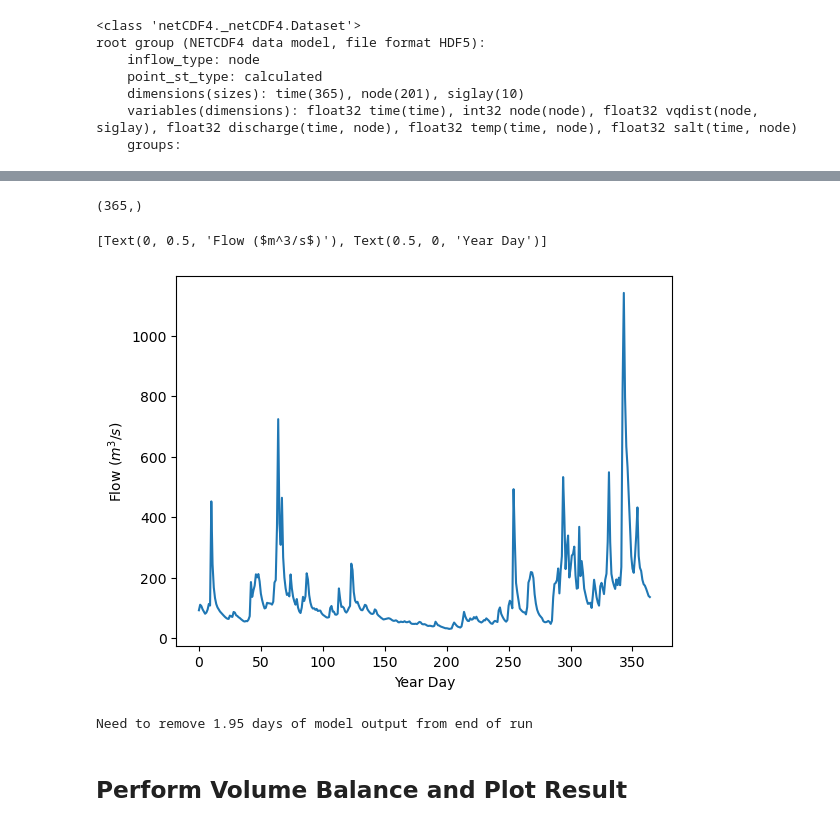
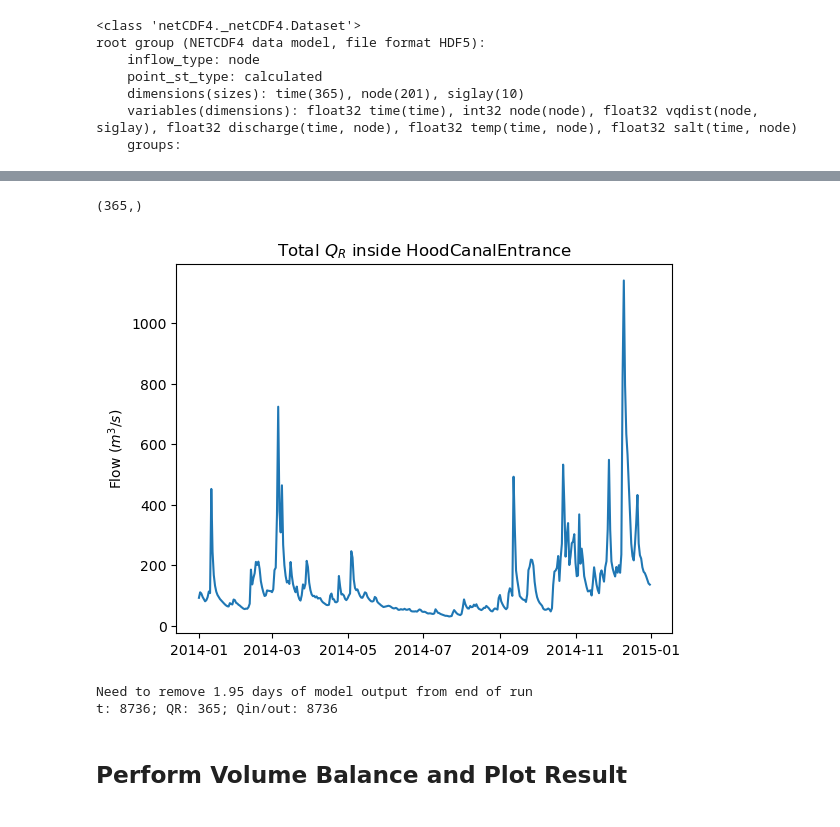
Before and after one commit to bedaro/ssm-analysis, a Jupyter notebook: transport/TEFBudget.ipynb, the cells around one changed output, grey strips where cells are left out. Saved outputs shown, nothing was run; the diff lists cells and outputs as text; code cells hidden in the pictures.

```diff
--- a/transport/TEFBudget.ipynb
+++ b/transport/TEFBudget.ipynb
@@ -5,14 +5,16 @@ Demonstration of accurate velocity and salinity extraction for a control volume
 
 Performs water and salt balances, calculating the imbalance (error) and plotting it on a time series. Tidal averaging will reduce the apparent magnitude of the errors by removing the tidal component. Some of this error is irrelevant to the TEF extraction, and is introduced from interpolating $dV/dt$ on a 1-hour interval. I have found that the error reduces quite a bit, from ~60% to 20% of $Q_R$, when a separate hydrodynamic run is made with a 1/2-hour output interval. Velocity extractions must be done against an identical run with the standard 1-hour output interval. The code in this notebook is smart enough to handle the difference in output frequency between the two sets of NetCDF files.
 # %%
-hydro_output_cdf = '/net/babaracus/home/benr/wqmodels/ssm/hifreq-hydro-test/OUTPUT/netcdf/ssm_*.nc'
+hydro_output_cdf = '/home/benr/wqmodels/ssm/hifreq-hydro-test/OUTPUT/netcdf/ssm_*.nc'
 hydro_output_start = '2014-01-01'
 rivers_cdf = '../input_files/data/fvcom_riv_2014.nc'
 extracts_path = '/home/benr/wqmodels/lo/LiveOcean_output/tef/union1x_test'
 section_names = ['HoodCanalEntrance']
+run_name = 'union1x_hoodcanal_tideavg'
 
-tide_avg = False
+tide_avg = True
 
+import os
 import os.path as path
 from multiprocessing import Pool
 
@@ -24,9 +26,13 @@ from scipy import ndimage
 import matplotlib.pyplot as plt
 import pandas as pd
 from fvcom.grid import FvcomGrid
+from fvcom.transect import Transect
 if tide_avg:
     # From LiveOcean; add LiveOcean/alpha to conda.pth
     from zfun import filt_godin
+# %%
+out_file = lambda name: path.join("notebook_outs", run_name, name)
+os.makedirs(os.path.dirname(out_file('foo')), exist_ok=True)
 # %%
 hydro_output = MFDataset(hydro_output_cdf)
 hydro_output
@@ -74,3 +63,13 @@ FvcomGrid(ncoord=array([[4.1320981e+05, 4.0058141e+05, 3.9043006e+05, ..., 4.981
         [    1,     2,    88, ..., 16011, 16011, 16012]],
   mask=False,
   fill_value=999999), calc=True)
+# %%
+section_files = {}
+section_extractions = {}
+transects = {}
+for s in section_names:
+    f = path.join(extracts_path, 'extractions/' + s + '.nc')
+    section_files[s] = f
+    section_extractions[s] = Dataset(f)
+    transects[s] = Transect(grid, section_extractions[s]['ele'][:])
+    display(section_extractions[s])
@@ -284,18 +244,19 @@ rivers_in_cv
 # %%
 if len(rivers_in_cv) == 0:
     river_qs = np.zeros_like(rivers['time'][:])
 else:
     rivers_idxs = np.where(np.isin(np.ma.getdata(rivers['node'][:]),
                                    list(rivers_in_cv)))[0]
     river_qs = rivers['discharge'][:,rivers_idxs].sum(axis=1)
 display(river_qs.shape)
 fig, ax = plt.subplots()
-ax.plot(rivers['time'][:] / 24, river_qs)
-ax.set(ylabel='Flow ($m^3/s$)', xlabel='Year Day')
+river_dates = pd.Timestamp(hydro_output_start) + pd.to_timedelta(rivers['time'][:], 'H')
+ax.plot(river_dates, river_qs)
+ax.set(ylabel='Flow ($m^3/s$)', title=f'Total $Q_R$ inside {", ".join(section_names)}')
+fig.savefig(out_file('qr.png'))
 # %% [output]
 (365,)
-[Text(0, 0.5, 'Flow ($m^3/s$)'), Text(0.5, 0, 'Year Day')]
-[figure, old version]
+[figure, new version]
 # %%
 onesect = next(iter(section_names))
 
@@ -328,7 +289,9 @@ if len(cut_indices_section) > 0:
 else:
     right_cut_section = None
 rivers_interp = interp1d(river_times, river_qs)(section_output_times)
+print(f't: {len(section_dates)}; QR: {len(river_times)}; Qin/out: {len(q_in[onesect])}')
 # %% [output]
 Need to remove 1.95 days of model output from end of run
+t: 8736; QR: 365; Qin/out: 8736
 # %% [markdown]
 ## Perform Volume Balance and Plot Result
```
Also changed, not shown: parts of 13 cells of this notebook, 8 other files.
